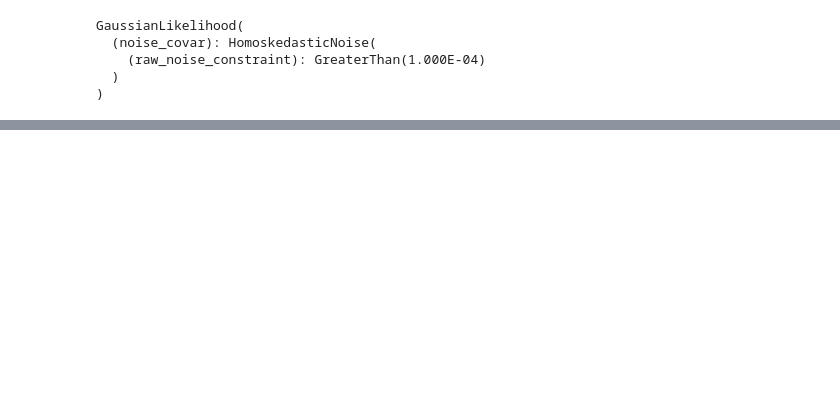
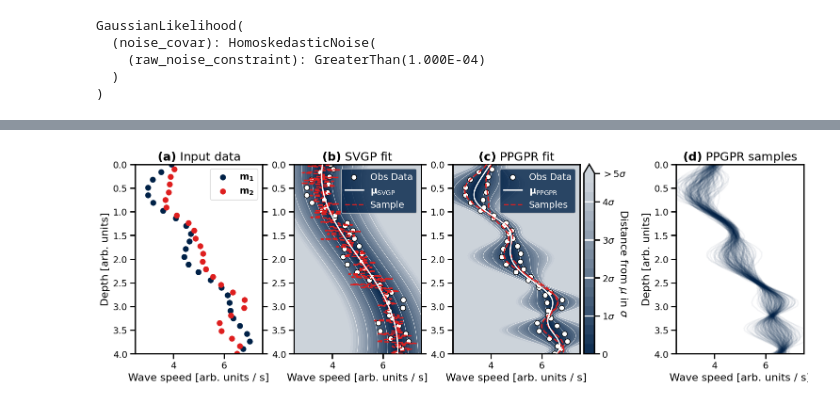
Before and after one commit to sscivier/intelligent-earth-cdt-earthquakes-gp, a Jupyter notebook: workbook.ipynb, the cells around one changed output, grey strips where cells are left out. Cells and saved outputs as stored; diff of their text form; code cells hidden in the pictures; blank space fills up the shorter version.

Commit message:
Plotting GP results

```diff
--- a/workbook.ipynb
+++ b/workbook.ipynb
@@ -290,6 +290,9 @@ PPGPR_FITTING_KERNEL = gp.kernels.RBFKernel()
 NUM_INDUCING_POINTS = 20
 LEARNING_RATE = 0.05
 TRAINING_ITERATIONS = 4000
+
+N_TEST_POINTS = 201
+NUM_VMODEL_SAMPLES = 200
 # %%
 n_points = 25   # number of data points per input velocity model
 
@@ -449,0 +506,8 @@ GaussianLikelihood(
+# %%
+# generate many samples of velocity models from the PPGPR predictive distribution
+
+with torch.no_grad():
+
+    velocity_distribution = ppgpr(test_x)
+
+velocity_samples = velocity_distribution.sample(sample_shape=torch.Size([NUM_VMODEL_SAMPLES])).numpy()
@@ -449,0 +516,78 @@ GaussianLikelihood(
+# %%
+# plot the input data, the SVGP fit, the PPGPR fit, and the velocity samples from the PPGPR predictive distribution
+
+gs_kw = dict(width_ratios=[12, 12, 12, 1, 0.5, 12])
+
+fig, axs = plt.subplots(1, 6, figsize=(15, 5), constrained_layout=True, gridspec_kw=gs_kw)
+
+for col, ax in enumerate(axs.flat):
+
+    ax.set_xlim(2.5, 7.5)
+    ax.set_ylim(0, 4)
+
+    ax.invert_yaxis()
+
+    if col == 0:
+        ax.tick_params(right=True)
+
+    if col == 0:
+        ax.set_ylabel("Depth [arb. units]")
+
+    if col == 1:
+        ax.tick_params(right=True)
+
+    if col != 3:
+        ax.set_xlabel("Wave speed [arb. units / s]")
+
+axs[0].scatter(velocity_models[0], xs[0], label=r"$\bf{m}_1$", color=colors[0])
+axs[0].scatter(velocity_models[1], xs[1], label=r"$\bf{m}_2$", color=colors[3])
+
+axs[0].legend(loc="upper right")
+
+c = axs[1].contourf(test_velocities, test_x, n_sigma_pdf_svgp.T, levels=20, cmap=blue_cmap, alpha=1., zorder=0, extend="max")
+axs[1].contour(test_velocities, test_x, n_sigma_pdf_svgp.T, levels=[1, 2, 3, 4], colors="white", linewidths=0.5, zorder=1)
+axs[1].scatter(train_y, train_x, color="white", edgecolors="black", label="Obs Data", zorder=2)
+axs[1].plot(mean_svgp, test_x, label=r"$\bf{\mu}_{\text{SVGP}}$", color="white", zorder=4)
+
+axs[1].plot(out_samples_svgp[0], test_x, color=colors[3], ls="--", label=f"Sample", zorder=3)
+
+axs[1].legend(facecolor=colors[0], labelcolor="white", loc="upper right")
+
+c = axs[2].contourf(test_velocities, test_x, n_sigma_pdf_ppgpr.T, levels=20, cmap=blue_cmap, alpha=1., zorder=0, extend="max")
+axs[2].contour(test_velocities, test_x, n_sigma_pdf_ppgpr.T, levels=[1, 2, 3, 4], colors="white", linewidths=0.5, zorder=1)
+axs[2].scatter(train_y, train_x, color="white", edgecolors="black", label="Obs Data", zorder=2)
+axs[2].plot(mean_ppgpr, test_x, label=r"$\bf{\mu}_{\text{PPGPR}}$", color="white", zorder=4)
+
+for i in range(2):
+    if i == 0:
+        axs[2].plot(out_samples_ppgpr[i], test_x, color=colors[3], ls="--", label=f"Samples", zorder=3)
+    else:
+        axs[2].plot(out_samples_ppgpr[i], test_x, color=colors[3], ls="--", zorder=3)
+
+axs[2].legend(facecolor=colors[0], labelcolor="white", loc="upper right")
+
+cbar = fig.colorbar(c, cax=axs[3])
+cbar.set_ticks([0, 1, 2, 3, 4, 5])
+cbar.set_ticklabels([r"0", r"1$\sigma$", r"2$\sigma$", r"3$\sigma$", r"4$\sigma$", r"$>$5$\sigma$"])
+cbar.set_label("Distance from $\mu$ in $\sigma$", rotation=270)
+
+axs[3].invert_yaxis()
+
+axs[4].axis("off")
+
+for i in range(1, 5):
+    cbar.ax.axhline(i, color="white", lw=2)
+
+for i in range(NUM_VMODEL_SAMPLES):
+    axs[5].plot(velocity_samples[i], np.linspace(0, 4, N_TEST_POINTS), color=colors[0], alpha=0.05)
+
+axs[5].set_ylabel("Depth [arb. units]")
+
+axs[0].set_title(r"$\bf{(a)}$ Input data")
+axs[1].set_title(r"$\bf{(b)}$ SVGP fit")
+axs[2].set_title(r"$\bf{(c)}$ PPGPR fit")
+axs[5].set_title(r"$\bf{(d)}$ PPGPR samples")
+
+plt.show()
+# %% [output]
+[figure, added]
```
Also changed, not shown: parts of 9 cells of this notebook.
